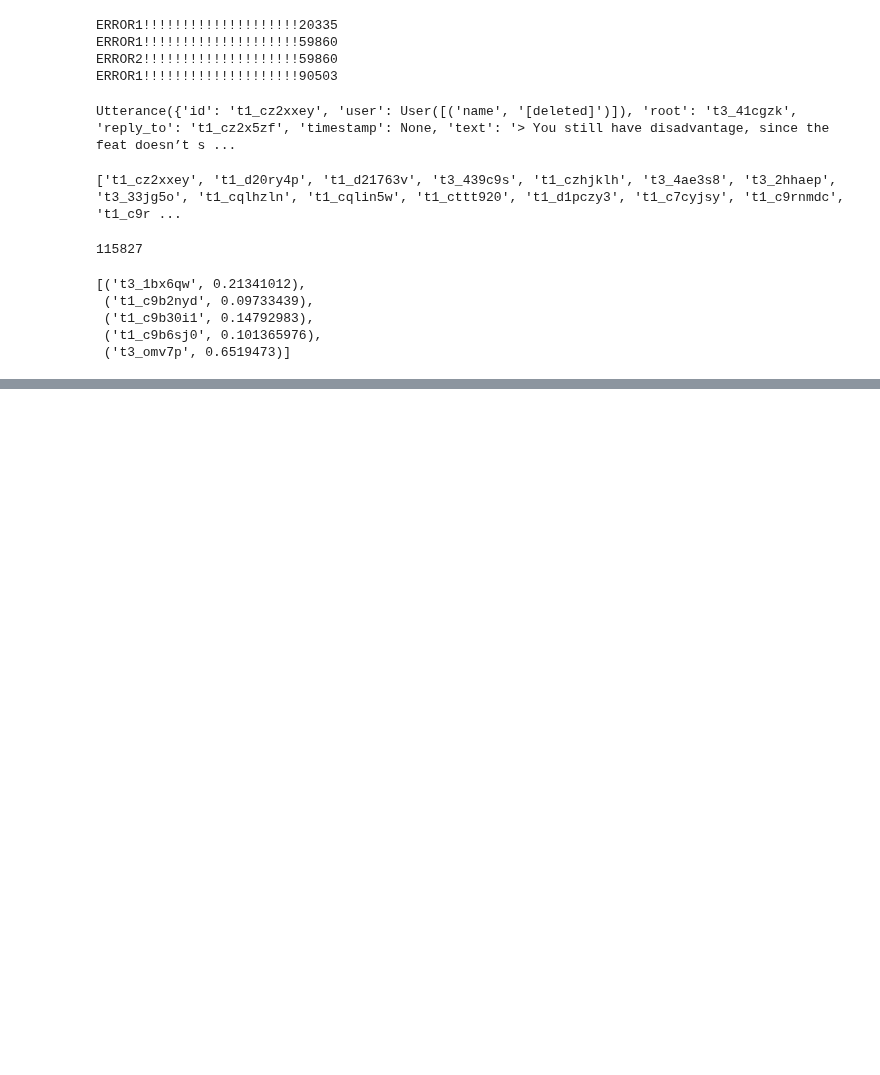
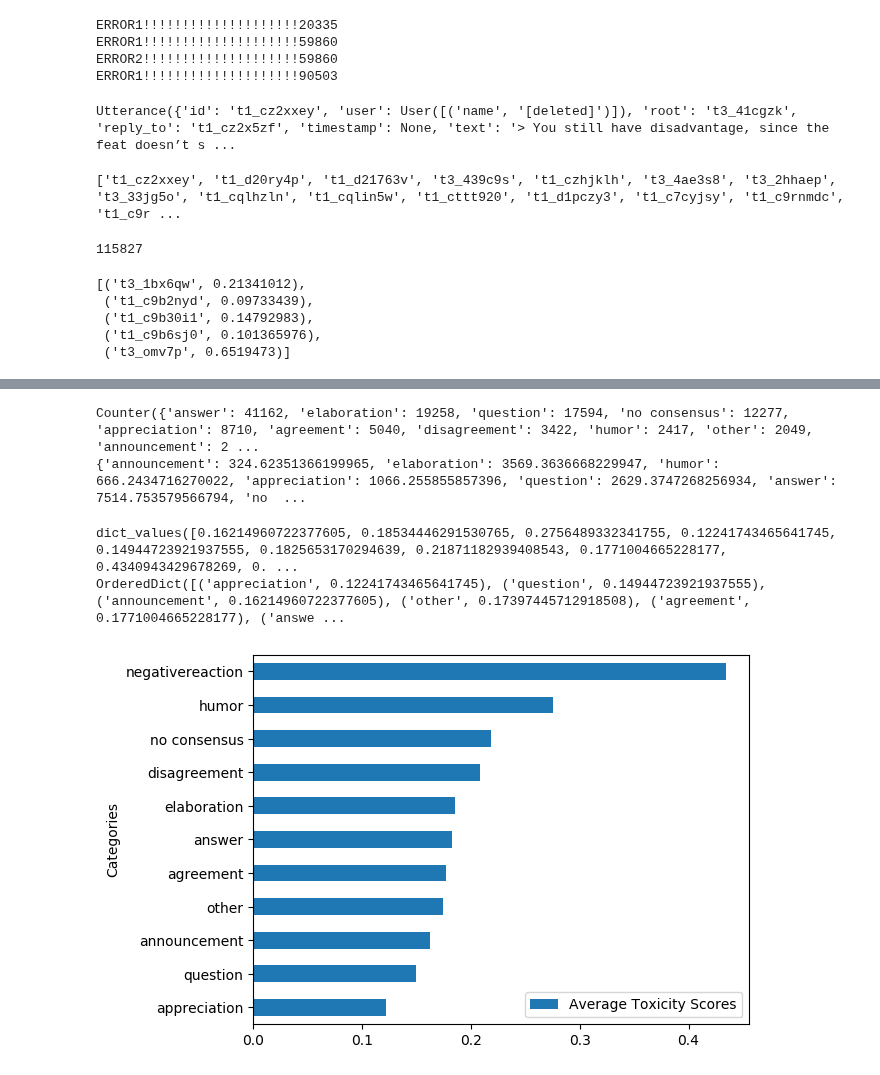
Before and after one commit to rjz46/Cornell-Conversational-Analysis-Toolkit, a Jupyter notebook: datasets/reddit_coarse_discourse-corpus/fetch_toxicity.ipynb, the cells around one changed output, grey strips where cells are left out. Cells and saved outputs as stored; diff of their text form; code cells hidden in the pictures; blank space fills up the shorter version.

Commit message:
update with table and plot

```diff
--- a/datasets/reddit_coarse_discourse-corpus/fetch_toxicity.ipynb
+++ b/datasets/reddit_coarse_discourse-corpus/fetch_toxicity.ipynb
@@ -155,0 +159,50 @@ list(toxicity_scores.items())[:5]
+# %%
+utterance_corpus = reddit_corpus.utterances
+type_list = []
+
+tox_average = dict.fromkeys(ctrdata.keys())
+for key in tox_average.keys():
+    tox_average[key] = 0
+
+for x in utterance_corpus:
+  #type_corpus[x] = utterance_corpus[x].meta["majority_type"]
+  if(utterance_corpus[x].meta["majority_type"]==None):
+    type_list.append("no consensus")
+    tox_average["no consensus"]+=toxicity_scores[x]
+  else:
+    type_list.append(utterance_corpus[x].meta["majority_type"])
+    tox_average[utterance_corpus[x].meta["majority_type"]]+=toxicity_scores[x]
+
+
+
+#print(type_list)
+
+from collections import Counter
+
+ctrdata = Counter(type_list)
+
+print(ctrdata)
+
+print(tox_average)
+
+for key in tox_average.keys():
+    tox_average[key] = tox_average[key]/ctrdata[key]
+# %% [output]
+Counter({'answer': 41162, 'elaboration': 19258, 'question': 17594, 'no consensus': 12277, 'appreciation': 8710, 'agreement': 5040, 'disagreement': 3422, 'humor': 2417, 'other': 2049, 'announcement': 2 ...
+{'announcement': 324.62351366199965, 'elaboration': 3569.3636668229947, 'humor': 666.2434716270022, 'appreciation': 1066.255855857396, 'question': 2629.3747268256934, 'answer': 7514.753579566794, 'no  ...
+# %%
+from collections import OrderedDict
+from operator import itemgetter
+
+print(tox_average.values())
+ordered_tox = OrderedDict(sorted(tox_average.items(), key=lambda t: t[1]))
+
+print(ordered_tox)
+
+import pandas as pd
+df = pd.DataFrame({'Categories':list(ordered_tox.keys()), 'Average Toxicity Scores': list(ordered_tox.values())})
+ax = df.plot.barh(x='Categories', y='Average Toxicity Scores')
+# %% [output]
+dict_values([0.16214960722377605, 0.18534446291530765, 0.2756489332341755, 0.12241743465641745, 0.14944723921937555, 0.1825653170294639, 0.21871182939408543, 0.1771004665228177, 0.4340943429678269, 0. ...
+OrderedDict([('appreciation', 0.12241743465641745), ('question', 0.14944723921937555), ('announcement', 0.16214960722377605), ('other', 0.17397445712918508), ('agreement', 0.1771004665228177), ('answe ...
+[figure, added]
```
Also changed, not shown: parts of 3 cells of this notebook.
